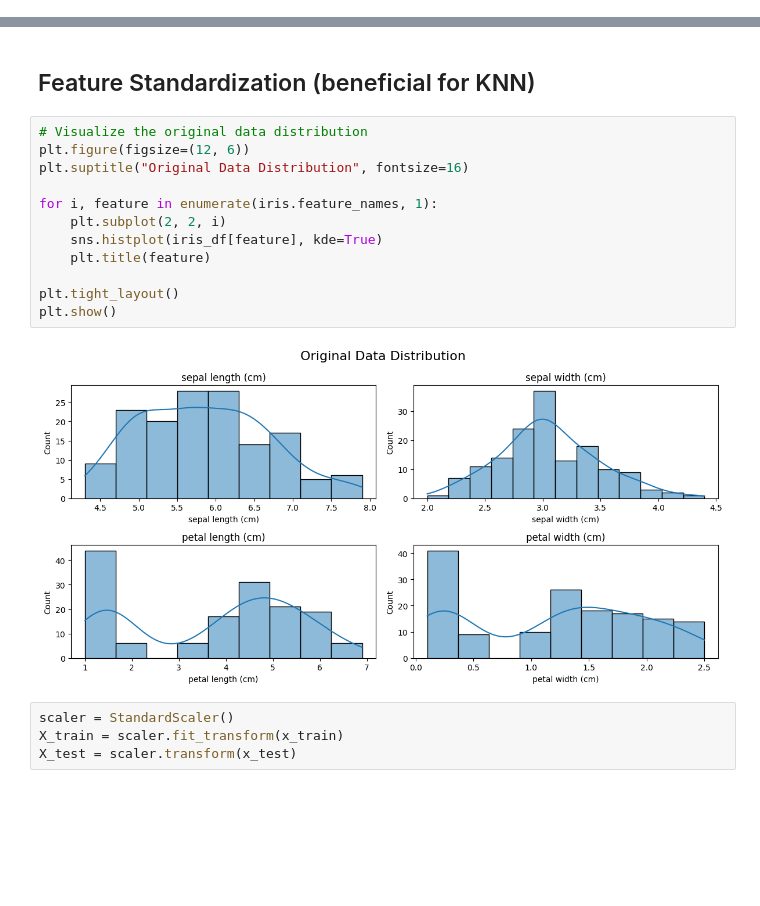
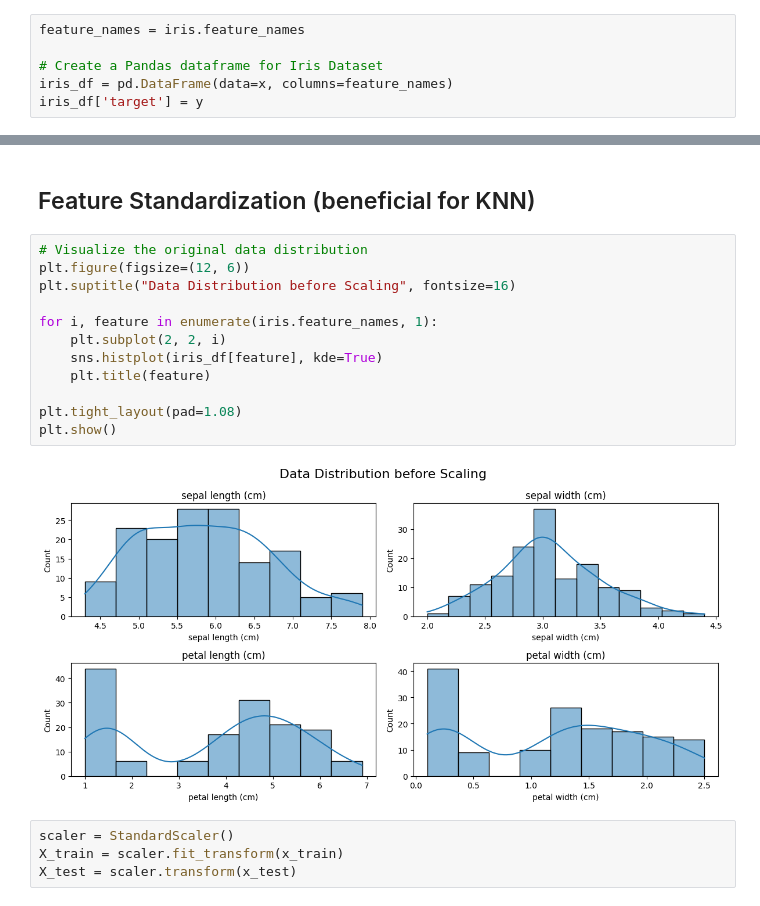
Before and after one commit to bodeby/iris-classification, a Jupyter notebook: notebook.ipynb, the cells around one changed output, grey strips where cells are left out. Drawn from its saved outputs; the diff is of its cells as text; blank space fills up the shorter version.

```diff
--- a/notebook.ipynb
+++ b/notebook.ipynb
@@ -86,0 +83,6 @@ print(iris_df.head())
+# %%
+feature_names = iris.feature_names
+
+# Create a Pandas dataframe for Iris Dataset
+iris_df = pd.DataFrame(data=x, columns=feature_names)
+iris_df['target'] = y
@@ -105,17 +140,17 @@ Test data y size: 30
 # %%
 # Visualize the original data distribution
 plt.figure(figsize=(12, 6))
-plt.suptitle("Original Data Distribution", fontsize=16)
+plt.suptitle("Data Distribution before Scaling", fontsize=16)
 
 for i, feature in enumerate(iris.feature_names, 1):
     plt.subplot(2, 2, i)
     sns.histplot(iris_df[feature], kde=True)
     plt.title(feature)
 
-plt.tight_layout()
+plt.tight_layout(pad=1.08)
 plt.show()
 # %% [output]
-[figure, old version]
+[figure, new version]
 # %%
 scaler = StandardScaler()
 X_train = scaler.fit_transform(x_train)
```
Also changed, not shown: parts of 7 cells of this notebook.
